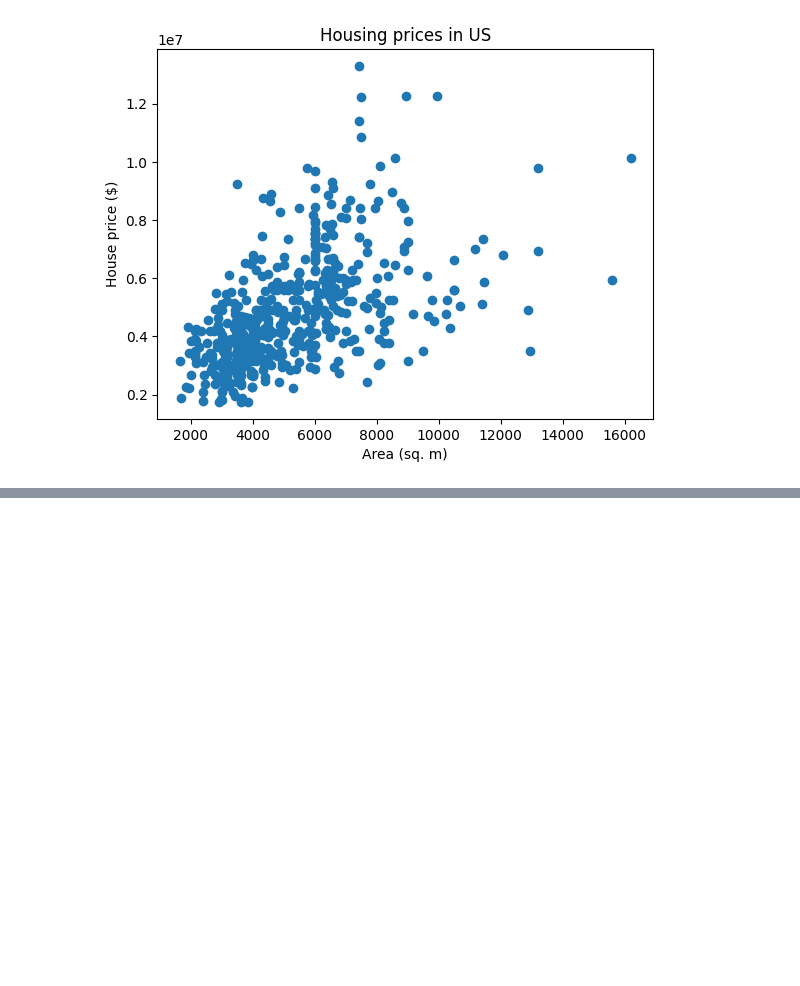
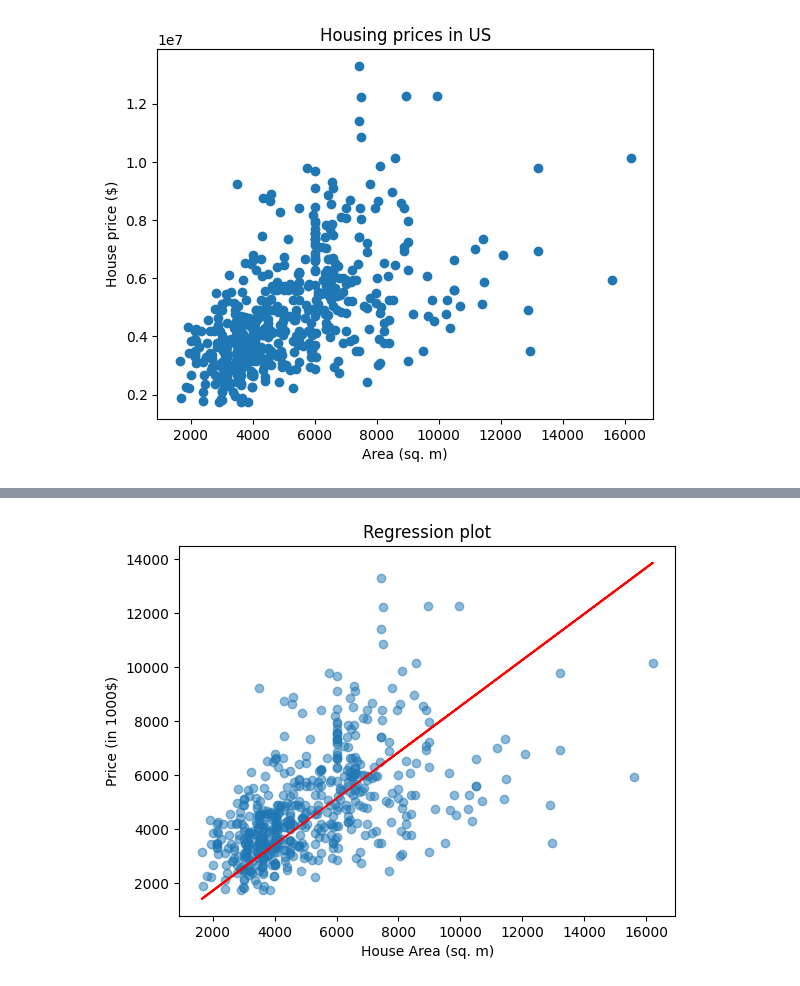
Before and after one commit to Sachet27/ML_Training, a Jupyter notebook: src/gradient_descent.ipynb, the cells around one changed output, grey strips where cells are left out. Saved outputs shown, nothing was run; the diff lists cells and outputs as text; code cells hidden in the pictures; blank space fills up the shorter version.

```diff
--- a/src/gradient_descent.ipynb
+++ b/src/gradient_descent.ipynb
@@ -99,0 +125,14 @@ plt.show()
+# %%
+y_hat= w*x_train+ b
+formatter = mtick.FuncFormatter(lambda x, _: f'{int(x/1000)}')
+
+
+plt.scatter(x_train, y_train, alpha= 0.5)
+plt.plot(x_train, y_hat, c= 'red', lw= 1.5)
+plt.xlabel('House Area (sq. m)')
+plt.ylabel('Price (in 1000$)')
+plt.gca().yaxis.set_major_formatter(formatter)
+plt.title('Regression plot')
+plt.show()
+# %% [output]
+[figure, added]
```
Also changed, not shown: parts of 5 cells of this notebook.
